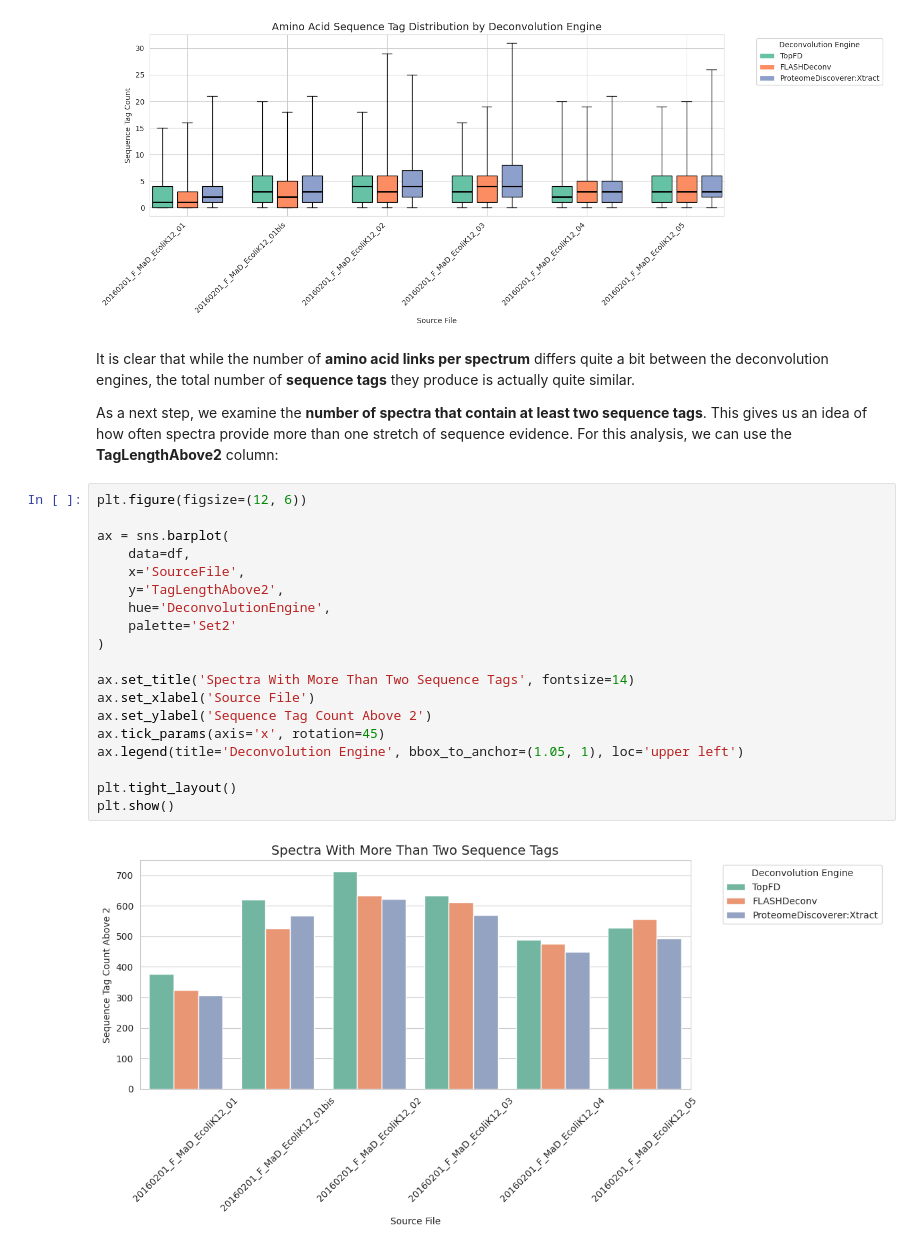
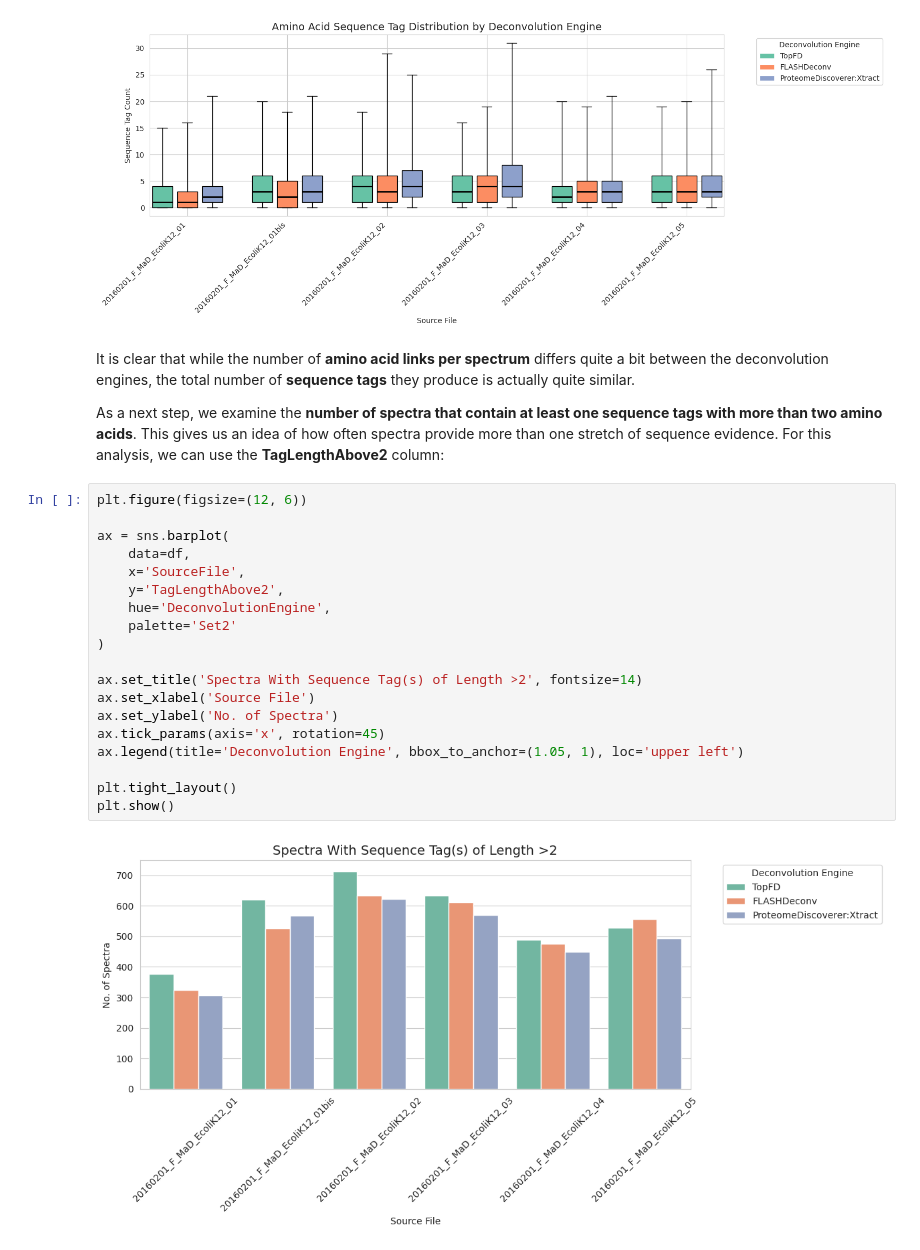
Before and after one commit to t0mdavid-m/TDAuditor_Workshop, a Jupyter notebook: TDauditor.ipynb, the cells around one changed output. Drawn from its saved outputs; the diff is of its cells as text.

```diff
--- a/TDauditor.ipynb
+++ b/TDauditor.ipynb
@@ -406,26 +416,26 @@ create_boxplot(
 # %% [markdown]
 It is clear that while the number of **amino acid links per spectrum** differs quite a bit between the deconvolution engines, the total number of **sequence tags** they produce is actually quite similar.
 
-As a next step, we examine the **number of spectra that contain at least two sequence tags**. This gives us an idea of how often spectra provide more than one stretch of sequence evidence. For this analysis, we can use the **TagLengthAbove2** column:
+As a next step, we examine the **number of spectra that contain at least one sequence tags with more than two amino acids**. This gives us an idea of how often spectra provide more than one stretch of sequence evidence. For this analysis, we can use the **TagLengthAbove2** column:
 # %%
 plt.figure(figsize=(12, 6))
 
 ax = sns.barplot(
     data=df,
     x='SourceFile',
     y='TagLengthAbove2',
     hue='DeconvolutionEngine',
     palette='Set2'
 )
 
-ax.set_title('Spectra With More Than Two Sequence Tags', fontsize=14)
+ax.set_title('Spectra With Sequence Tag(s) of Length >2', fontsize=14)
 ax.set_xlabel('Source File')
-ax.set_ylabel('Sequence Tag Count Above 2')
+ax.set_ylabel('No. of Spectra')
 ax.tick_params(axis='x', rotation=45)
 ax.legend(title='Deconvolution Engine', bbox_to_anchor=(1.05, 1), loc='upper left')
 
 plt.tight_layout()
 plt.show()
 # %% [output]
-[figure, old version]
+[figure, new version]
 # %% [markdown]
```
Also changed, not shown: parts of 4 cells of this notebook.
